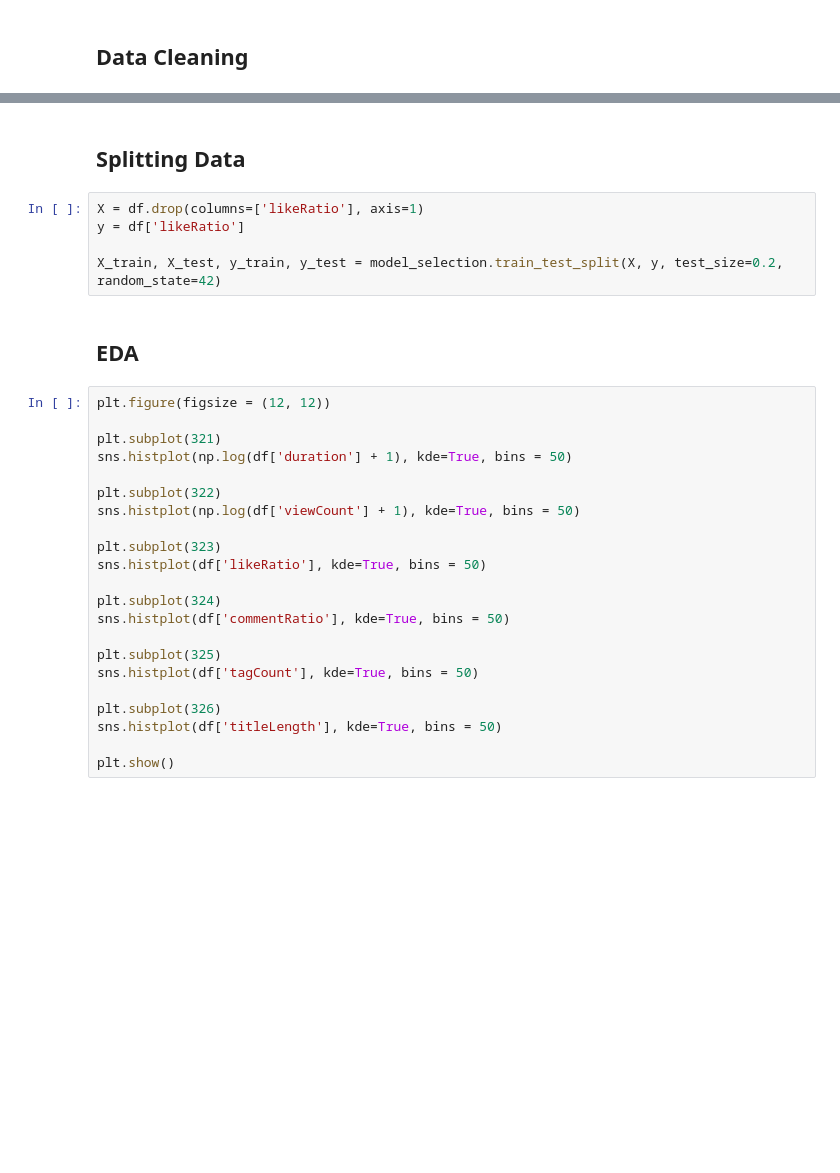
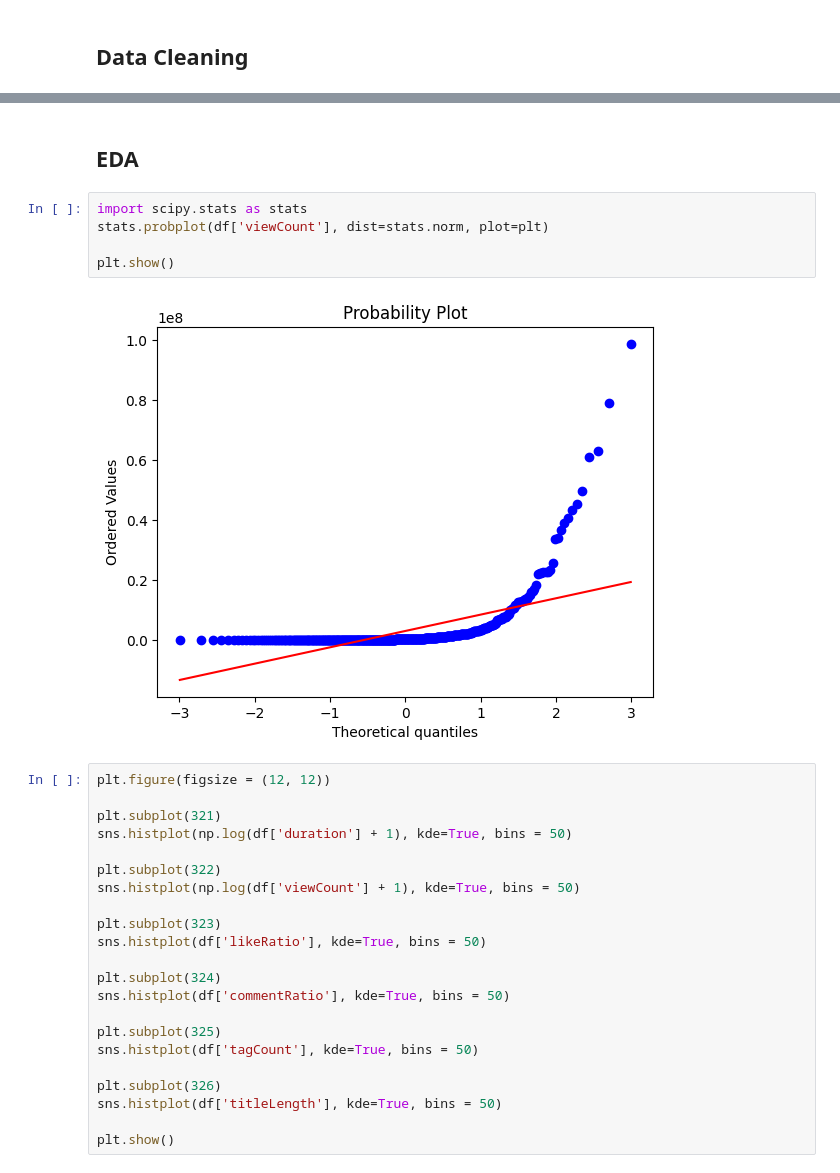
Before and after one commit to mw01github/Full-Data-Science-Process-Project, a Jupyter notebook: EDA.ipynb, the cells around one changed output, grey strips where cells are left out. Saved outputs shown, nothing was run; the diff lists cells and outputs as text; blank space fills up the shorter version.

```diff
--- a/EDA.ipynb
+++ b/EDA.ipynb
@@ -92,15 +86,15 @@ None
 | 2 | x3juwrll0n8 | 2023-06-28 20:04:48 | James Maddison first time finish ... | [James Maddison, Maddison, Spurs,... | 28 | 887069 | 0.034013 | 0.000089 | 33 | ... |
 | 3 | 7O3FzXkm0UY | 2023-06-28 19:09:21 | Arsenal GK denies Kai Havertz ❗️ ... | [Arsenal, Kai Havertz, Chelsea, H... | 24 | 537480 | 0.031607 | 0.000249 | 38 | ... |
 | 4 | Cj78dlDLgdE | 2023-06-28 17:19:57 | STUNNING Edouard Mendy save! #shorts | [Edouard Mendy, Edouard Mendy sav... | 8 | 202941 | 0.035197 | 0.000197 | 38 | ... |
-# %% [markdown]
-## Splitting Data
-# %%
-X = df.drop(columns=['likeRatio'], axis=1)
-y = df['likeRatio']
-
-X_train, X_test, y_train, y_test = model_selection.train_test_split(X, y, test_size=0.2, random_state=42)
 # %% [markdown]
 ## EDA
+# %%
+import scipy.stats as stats
+stats.probplot(df['viewCount'], dist=stats.norm, plot=plt)
+
+plt.show()
+# %% [output]
+[figure, added]
 # %%
 plt.figure(figsize = (12, 12))
 
```
Also changed, not shown: parts of 7 cells of this notebook, 1 other file.
